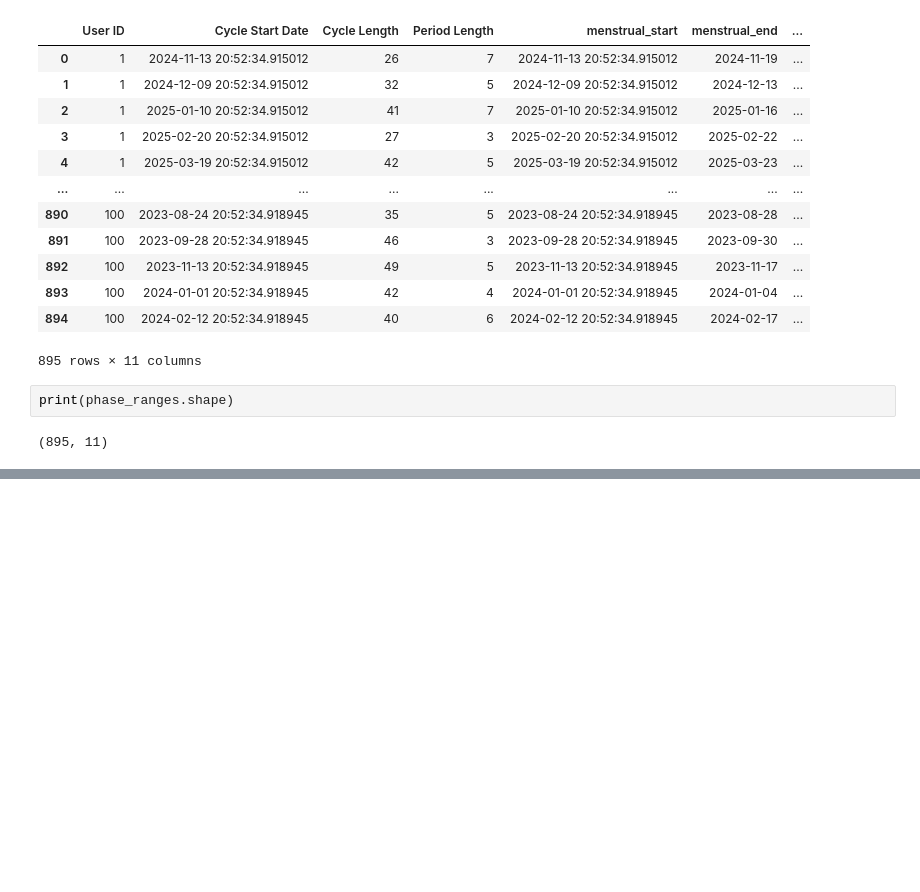
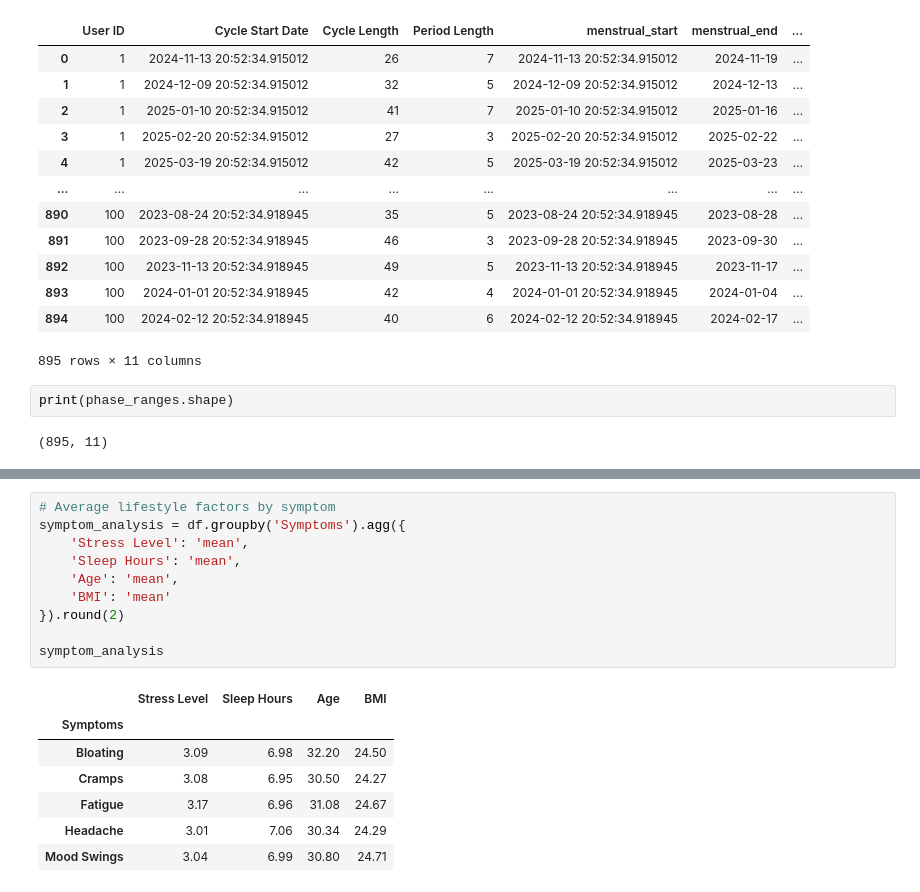
Before and after one commit to martalazaroquiles-lang/femcycle-insights, a Jupyter notebook: notebooks/01_exploration_inicial.ipynb, the cells around one changed output, grey strips where cells are left out. Cells and saved outputs as stored; diff of their text form; blank space fills up the shorter version.

```diff
--- a/notebooks/01_exploration_inicial.ipynb
+++ b/notebooks/01_exploration_inicial.ipynb
@@ -223,0 +295,18 @@ print(phase_ranges.shape)
+# %%
+# Average lifestyle factors by symptom
+symptom_analysis = df.groupby('Symptoms').agg({
+    'Stress Level': 'mean',
+    'Sleep Hours': 'mean',
+    'Age': 'mean',
+    'BMI': 'mean'
+}).round(2)
+
+symptom_analysis
+# %% [output]
+|  | Stress Level | Sleep Hours | Age | BMI |
+| Symptoms |  |  |  |  |
+| Bloating | 3.09 | 6.98 | 32.20 | 24.50 |
+| Cramps | 3.08 | 6.95 | 30.50 | 24.27 |
+| Fatigue | 3.17 | 6.96 | 31.08 | 24.67 |
+| Headache | 3.01 | 7.06 | 30.34 | 24.29 |
+| Mood Swings | 3.04 | 6.99 | 30.80 | 24.71 |
```
Also changed, not shown: parts of 6 cells of this notebook.
